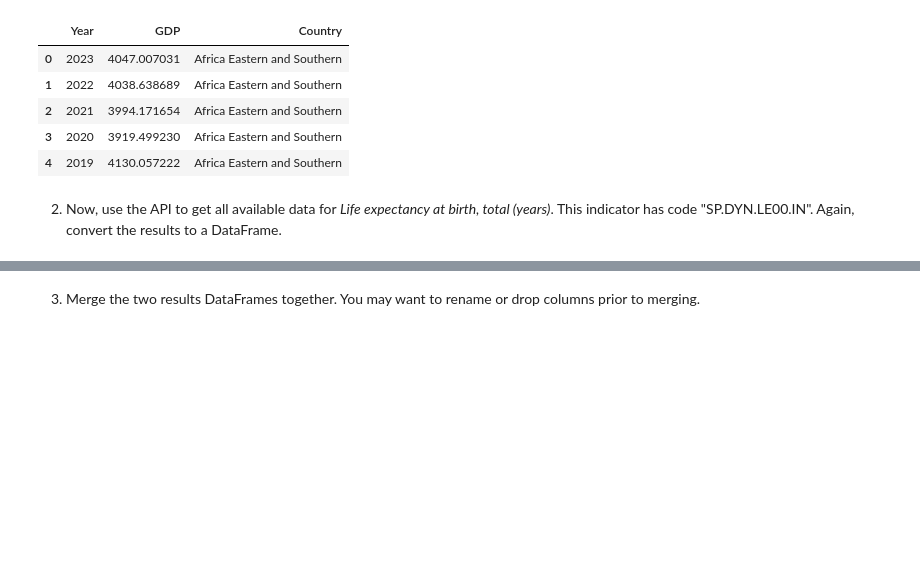
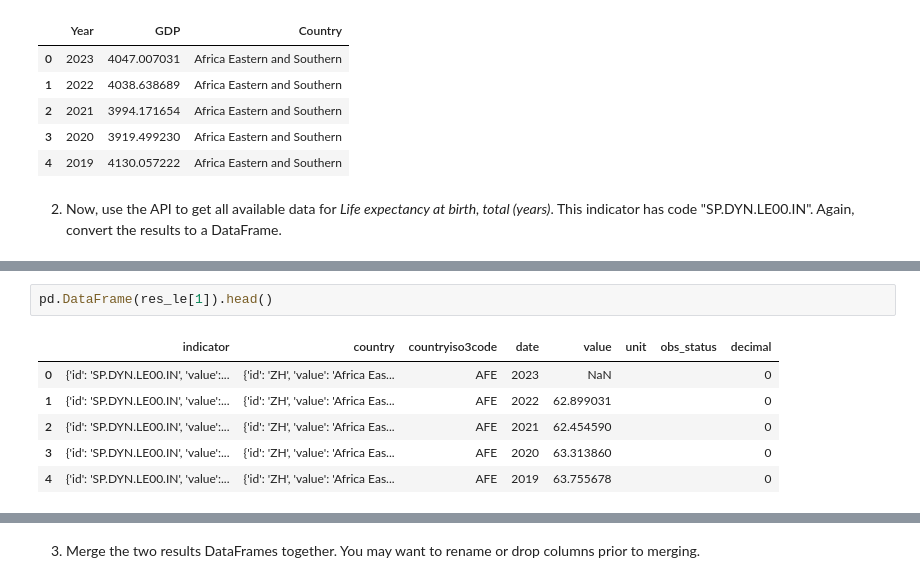
Before and after one commit to nss-data-science-cohort-8/api-exercise-JEFFDAVISJR, a Jupyter notebook: notebooks/UN_Data_API_Exercise.ipynb, the cells around one changed output, grey strips where cells are left out. Saved outputs shown, nothing was run; the diff lists cells and outputs as text; blank space fills up the shorter version.

```diff
--- a/notebooks/UN_Data_API_Exercise.ipynb
+++ b/notebooks/UN_Data_API_Exercise.ipynb
@@ -100,0 +125,9 @@ gdp.head()
+# %%
+pd.DataFrame(res_le[1]).head()
+# %% [output]
+|  | indicator | country | countryiso3code | date | value | unit | obs_status | decimal |
+| 0 | {'id': 'SP.DYN.LE00.IN', 'value':... | {'id': 'ZH', 'value': 'Africa Eas... | AFE | 2023 | NaN |  |  | 0 |
+| 1 | {'id': 'SP.DYN.LE00.IN', 'value':... | {'id': 'ZH', 'value': 'Africa Eas... | AFE | 2022 | 62.899031 |  |  | 0 |
+| 2 | {'id': 'SP.DYN.LE00.IN', 'value':... | {'id': 'ZH', 'value': 'Africa Eas... | AFE | 2021 | 62.454590 |  |  | 0 |
+| 3 | {'id': 'SP.DYN.LE00.IN', 'value':... | {'id': 'ZH', 'value': 'Africa Eas... | AFE | 2020 | 63.313860 |  |  | 0 |
+| 4 | {'id': 'SP.DYN.LE00.IN', 'value':... | {'id': 'ZH', 'value': 'Africa Eas... | AFE | 2019 | 63.755678 |  |  | 0 |
```
Also changed, not shown: parts of 15 cells of this notebook.
